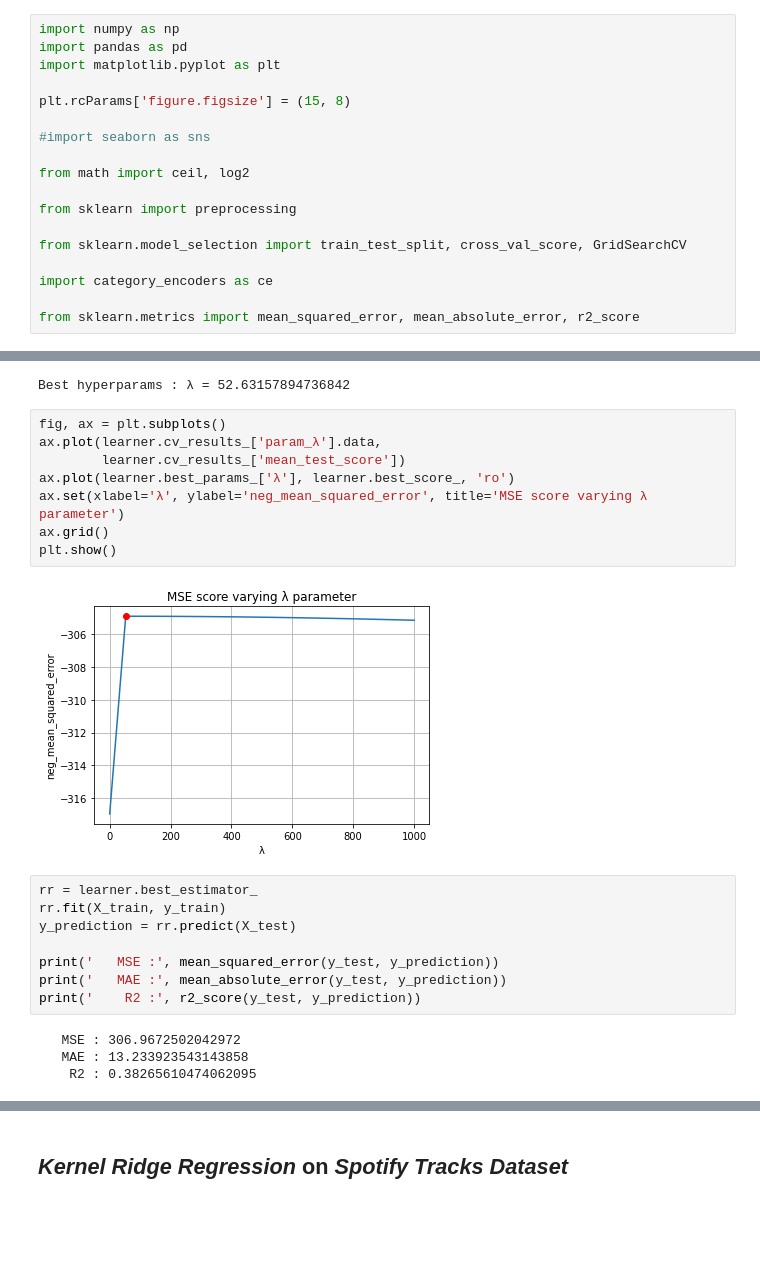
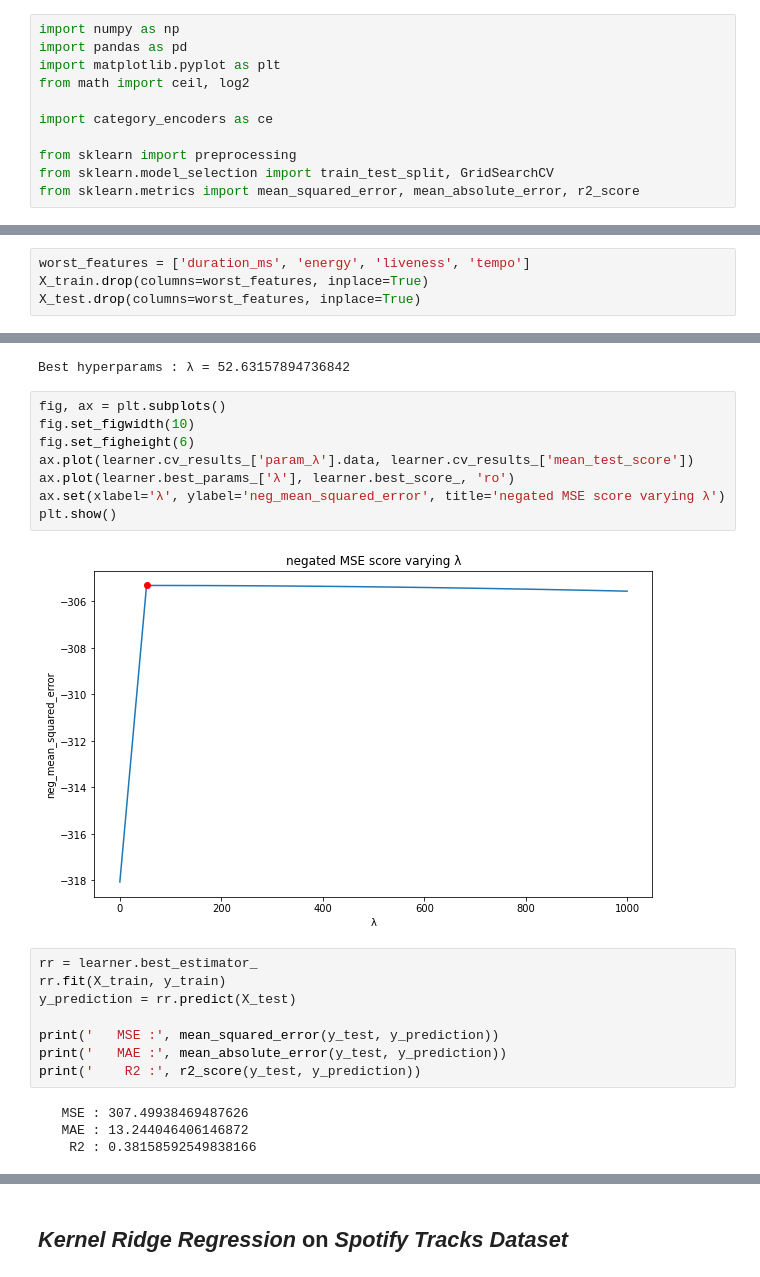
Before and after one commit to nemolino/TrackPopularityPredictor, a Jupyter notebook: prediction_numerical_and_categorical.ipynb, the cells around one changed output, grey strips where cells are left out. Drawn from its saved outputs; the diff is of its cells as text; blank space fills up the shorter version.

```diff
--- a/prediction_numerical_and_categorical.ipynb
+++ b/prediction_numerical_and_categorical.ipynb
@@ -2,19 +2,12 @@
 import numpy as np
 import pandas as pd
 import matplotlib.pyplot as plt
-
-plt.rcParams['figure.figsize'] = (15, 8)
-
-#import seaborn as sns
-
 from math import ceil, log2
-
-from sklearn import preprocessing
-
-from sklearn.model_selection import train_test_split, cross_val_score, GridSearchCV
 
 import category_encoders as ce
 
+from sklearn import preprocessing
+from sklearn.model_selection import train_test_split, GridSearchCV
 from sklearn.metrics import mean_squared_error, mean_absolute_error, r2_score
 # %%
 # load dataset
@@ -155,6 +148,10 @@ X_train['mode'].corr(y_train)
 X_train['explicit'].corr(y_train)
 # %% [output]
 0.04379514638386198
+# %%
+worst_features = ['duration_ms', 'energy', 'liveness', 'tempo']
+X_train.drop(columns=worst_features, inplace=True)
+X_test.drop(columns=worst_features, inplace=True)
 # %% [markdown]
 ### Features normalization
 # %%
@@ -204,14 +201,14 @@ print(f'Best hyperparams : λ = {learner.best_params_["λ"]}')
 Best hyperparams : λ = 52.63157894736842
 # %%
 fig, ax = plt.subplots()
-ax.plot(learner.cv_results_['param_λ'].data,
-        learner.cv_results_['mean_test_score'])
+fig.set_figwidth(10)
+fig.set_figheight(6)
+ax.plot(learner.cv_results_['param_λ'].data, learner.cv_results_['mean_test_score'])
 ax.plot(learner.best_params_['λ'], learner.best_score_, 'ro')
-ax.set(xlabel='λ', ylabel='neg_mean_squared_error', title='MSE score varying λ parameter')
-ax.grid()
+ax.set(xlabel='λ', ylabel='neg_mean_squared_error', title='negated MSE score varying λ')
 plt.show()
 # %% [output]
-[figure, old version]
+[figure, new version]
 # %%
 rr = learner.best_estimator_
 rr.fit(X_train, y_train)
@@ -221,8 +218,8 @@ print('   MSE :', mean_squared_error(y_test, y_prediction))
 print('   MAE :', mean_absolute_error(y_test, y_prediction))
 print('    R2 :', r2_score(y_test, y_prediction))
 # %% [output]
-   MSE : 306.9672502042972
-   MAE : 13.233923543143858
-    R2 : 0.38265610474062095
+   MSE : 307.49938469487626
+   MAE : 13.244046406146872
+    R2 : 0.38158592549838166
 # %%
 fig, ax = plt.subplots()
```
Also changed, not shown: parts of 6 cells of this notebook, 1 other file.
